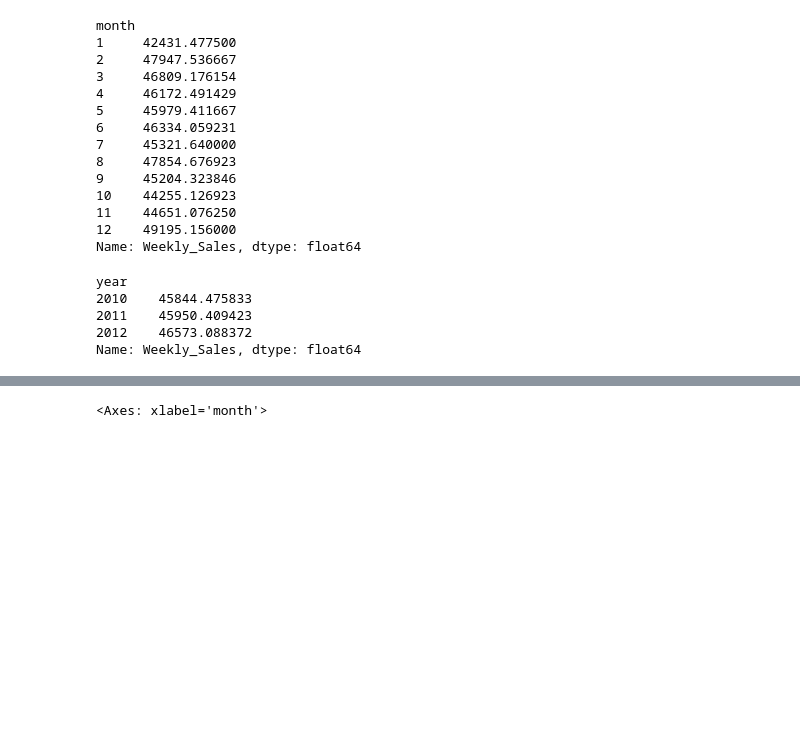
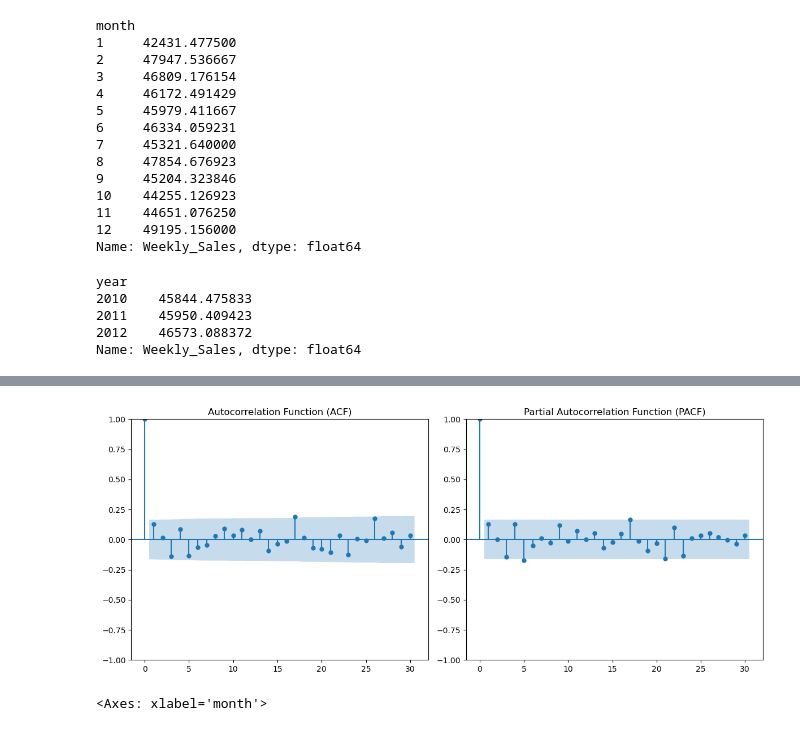
Before and after one commit to iDourgham/Walmart-Sales-Forecasting, a Jupyter notebook: notebooks/walmart.ipynb, the cells around one changed output, grey strips where cells are left out. Drawn from its saved outputs; the diff is of its cells as text; code cells hidden in the pictures; blank space fills up the shorter version.

```diff
--- a/notebooks/walmart.ipynb
+++ b/notebooks/walmart.ipynb
@@ -304,3 +377,13 @@ Name: Weekly_Sales, dtype: float64
+# %%
+fig, axes = plt.subplots(1, 2, figsize=(12, 5)) # 1 row, 2 columns
+
+plot_acf(df['Weekly_Sales'], ax=axes[0], lags=30, title='Autocorrelation Function (ACF)')
+plot_pacf(df['Weekly_Sales'], ax=axes[1], lags=30, title='Partial Autocorrelation Function (PACF)')
+
+plt.tight_layout()
+plt.show()
+# %% [output]
+[figure, added]
 # %%
 monthly_sales = pd.pivot_table(df, values = "Weekly_Sales", columns = "year", index = "month")
 monthly_sales.plot()
```
Also changed, not shown: parts of 93 cells of this notebook, 7 other files.
